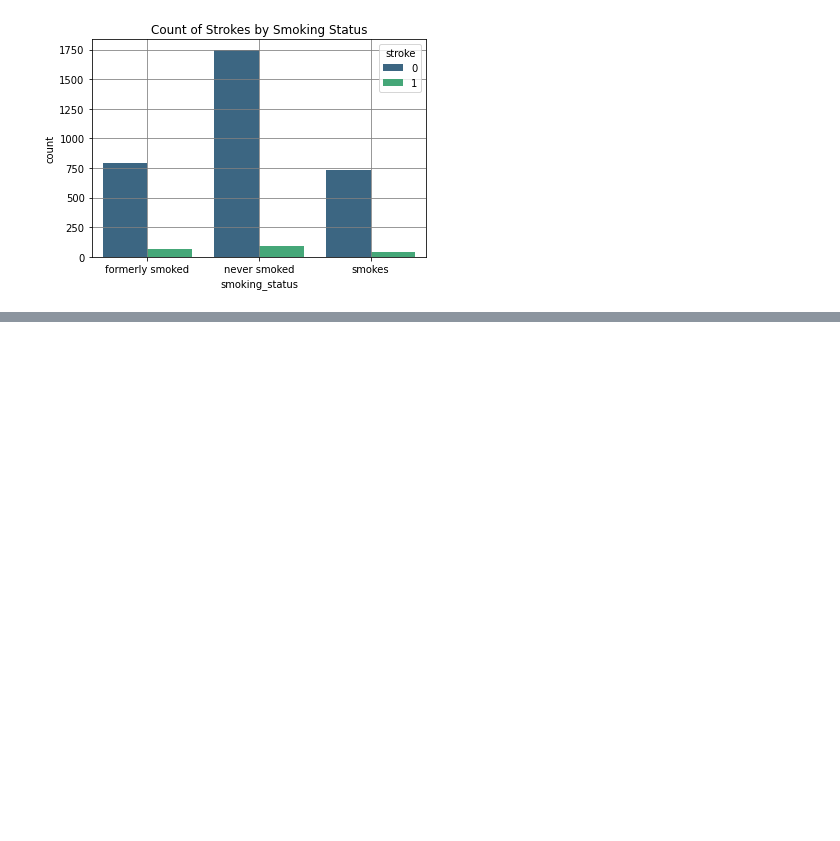
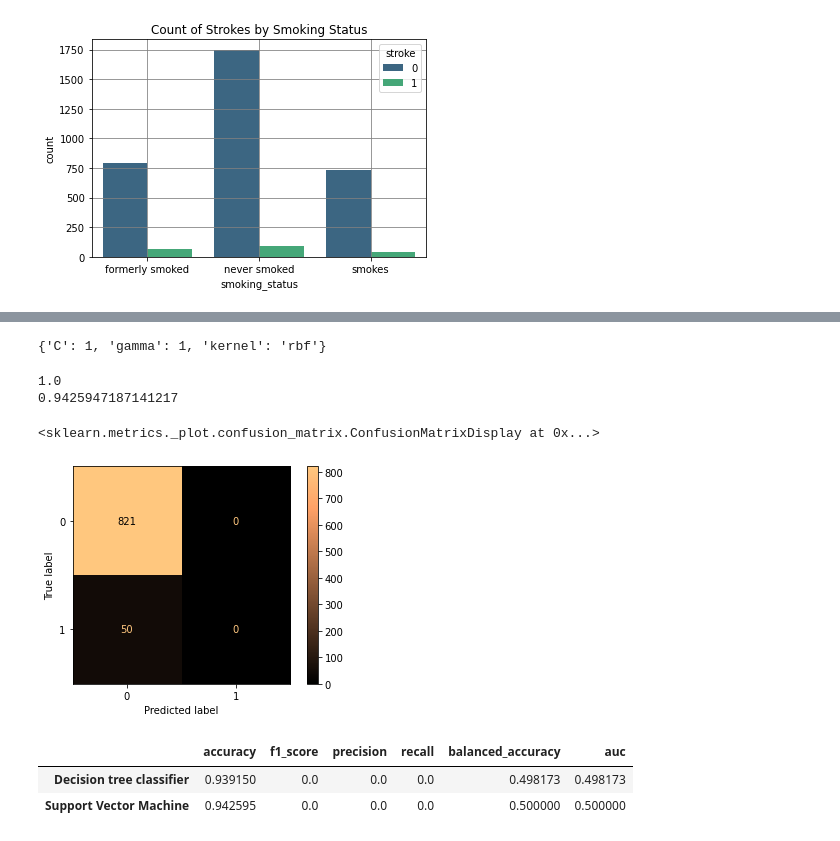
Before and after one commit to marianikitha01/finalproject_team10, a Jupyter notebook: Brain_stroke.ipynb, the cells around one changed output, grey strips where cells are left out. Saved outputs shown, nothing was run; the diff lists cells and outputs as text; code cells hidden in the pictures; blank space fills up the shorter version.

```diff
--- a/Brain_stroke.ipynb
+++ b/Brain_stroke.ipynb
@@ -183,0 +267,9 @@ plt.show()
+# %%
+param_grid = {'C': [1,10,100,1000],
+                'gamma': [1, 0.1, 0.01, 0.001],
+                'kernel': ['rbf']}
+
+gridSVM = GridSearchCV(SVC(), param_grid, refit = True, verbose = 3, cv=2)
+
+# fitting the model for grid search
+gridSVM.fit(X_train, y_train)
@@ -183,0 +298,4 @@ plt.show()
+# %%
+print(gridSVM.best_params_)
+# %% [output]
+{'C': 1, 'gamma': 1, 'kernel': 'rbf'}
@@ -183,0 +305,11 @@ plt.show()
+# %%
+print(accuracy_score(y_train, y_pred_train))
+print(accuracy_score(y_test, y_pred_test))
+# %% [output]
+1.0
+0.9425947187141217
+# %%
+plot_confusion_matrix(gridSVM,X_test,y_test,cmap = "copper")
+# %% [output]
+<sklearn.metrics._plot.confusion_matrix.ConfusionMatrixDisplay at 0x...>
+[figure, added]
@@ -183,0 +320,6 @@ plt.show()
+# %%
+results
+# %% [output]
+|  | accuracy | f1_score | precision | recall | balanced_accuracy | auc |
+| Decision tree classifier | 0.939150 | 0.0 | 0.0 | 0.0 | 0.498173 | 0.498173 |
+| Support Vector Machine | 0.942595 | 0.0 | 0.0 | 0.0 | 0.500000 | 0.500000 |
```
Also changed, not shown: parts of 18 cells of this notebook.
